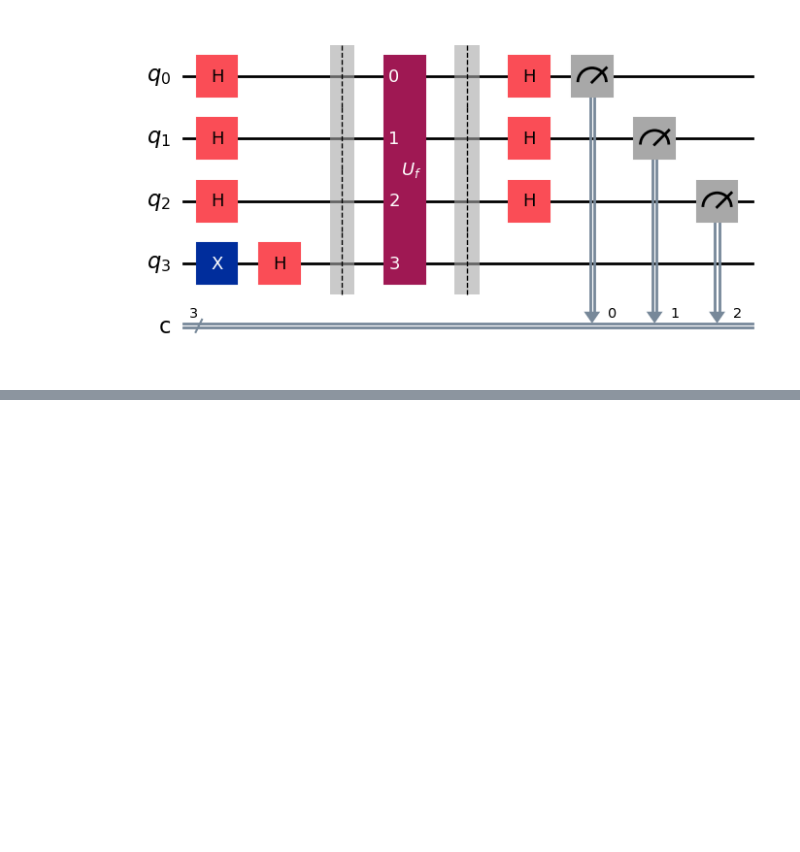
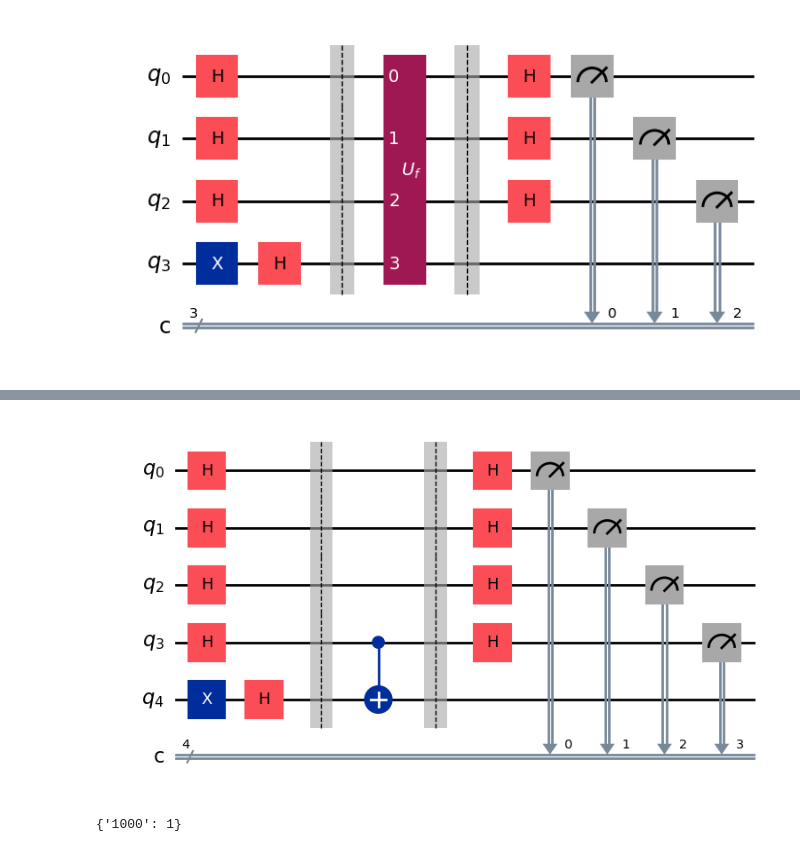
Before and after one commit to Seolwon64/QUANTUM_LABORATORY, a Jupyter notebook: COMPUTER SCIENCE/DEUTSCH-JOZSA ALGORITHM.ipynb, the cells around one changed output, grey strips where cells are left out. Drawn from its saved outputs; the diff is of its cells as text; code cells hidden in the pictures; blank space fills up the shorter version.

```diff
--- a/COMPUTER SCIENCE/DEUTSCH-JOZSA ALGORITHM.ipynb
+++ b/COMPUTER SCIENCE/DEUTSCH-JOZSA ALGORITHM.ipynb
@@ -305,0 +326,17 @@ constant
+# %%
+string = "1000"  # secret string that we'll pretend we don't know or have access to
+n = len(string)
+
+qc = QuantumCircuit(n + 1, n)
+qc.x(n)
+qc.h(range(n + 1))
+qc.barrier()
+# qc.compose(oracle, inplace = True)
+qc.compose(bv_function(string), inplace=True)
+qc.barrier()
+qc.h(range(n))
+qc.measure(range(n), range(n))
+
+qc.draw("mpl")
+# %% [output]
+[figure, added]
@@ -305,0 +358,7 @@ constant
+# %%
+# Step 4: Visualize and analyze results
+
+## Analysis
+print(counts)
+# %% [output]
+{'1000': 1}
```
Also changed, not shown: parts of 8 cells of this notebook.
